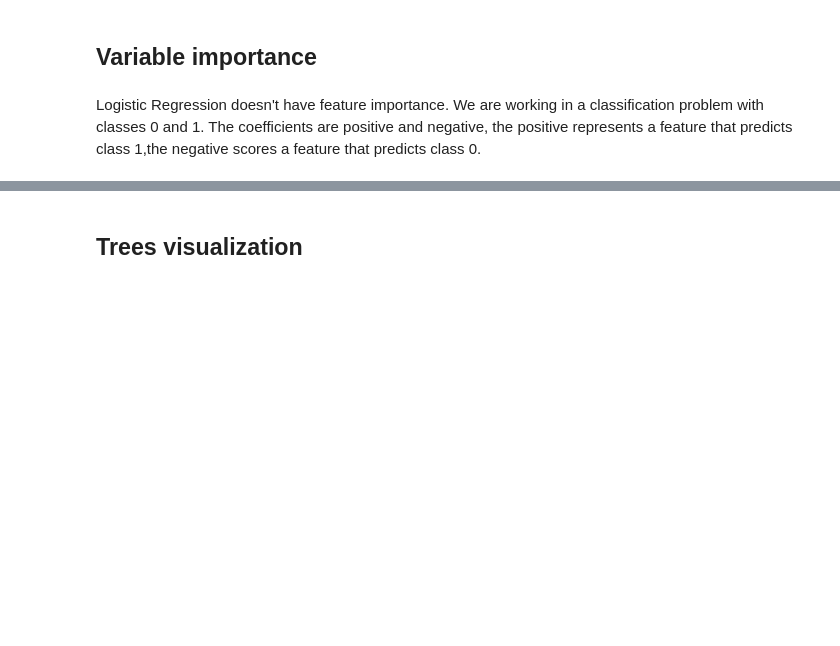
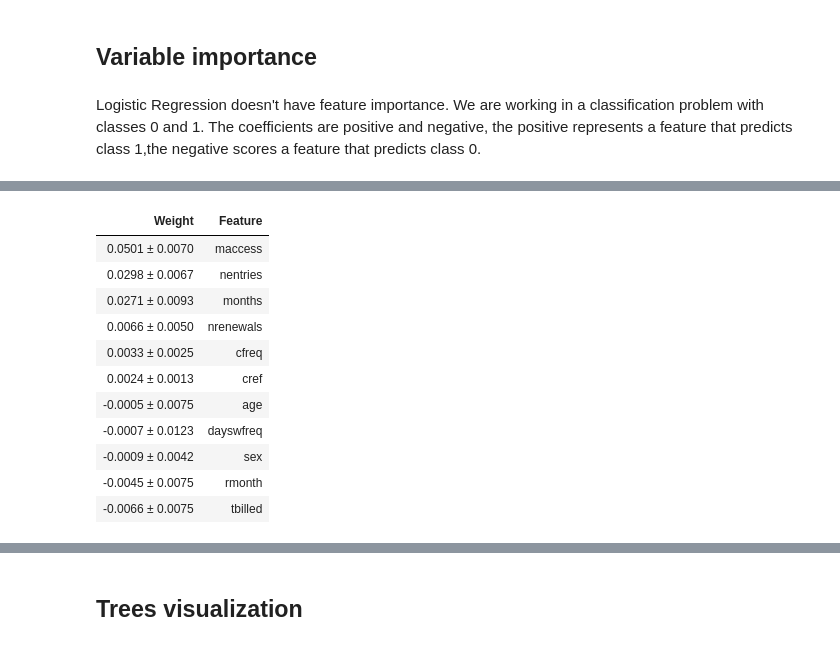
Before and after one commit to pesobreiro/dropoutPredFitness, a Jupyter notebook: 7.dropoutPrediction.ipynb, the cells around one changed output, grey strips where cells are left out. Drawn from its saved outputs; the diff is of its cells as text; code cells hidden in the pictures; blank space fills up the shorter version.

```diff
--- a/7.dropoutPrediction.ipynb
+++ b/7.dropoutPrediction.ipynb
@@ -1029,0 +1001,16 @@ plt.close()
+# %%
+perm = PermutationImportance(model_lr).fit(X_test, y_test)
+eli5.show_weights(perm,feature_names=list(X.columns))
+# %% [output]
+| Weight | Feature |
+| 0.0501 ± 0.0070 | maccess |
+| 0.0298 ± 0.0067 | nentries |
+| 0.0271 ± 0.0093 | months |
+| 0.0066 ± 0.0050 | nrenewals |
+| 0.0033 ± 0.0025 | cfreq |
+| 0.0024 ± 0.0013 | cref |
+| -0.0005 ± 0.0075 | age |
+| -0.0007 ± 0.0123 | dayswfreq |
+| -0.0009 ± 0.0042 | sex |
+| -0.0045 ± 0.0075 | rmonth |
+| -0.0066 ± 0.0075 | tbilled |
```
Also changed, not shown: parts of 30 cells of this notebook.
